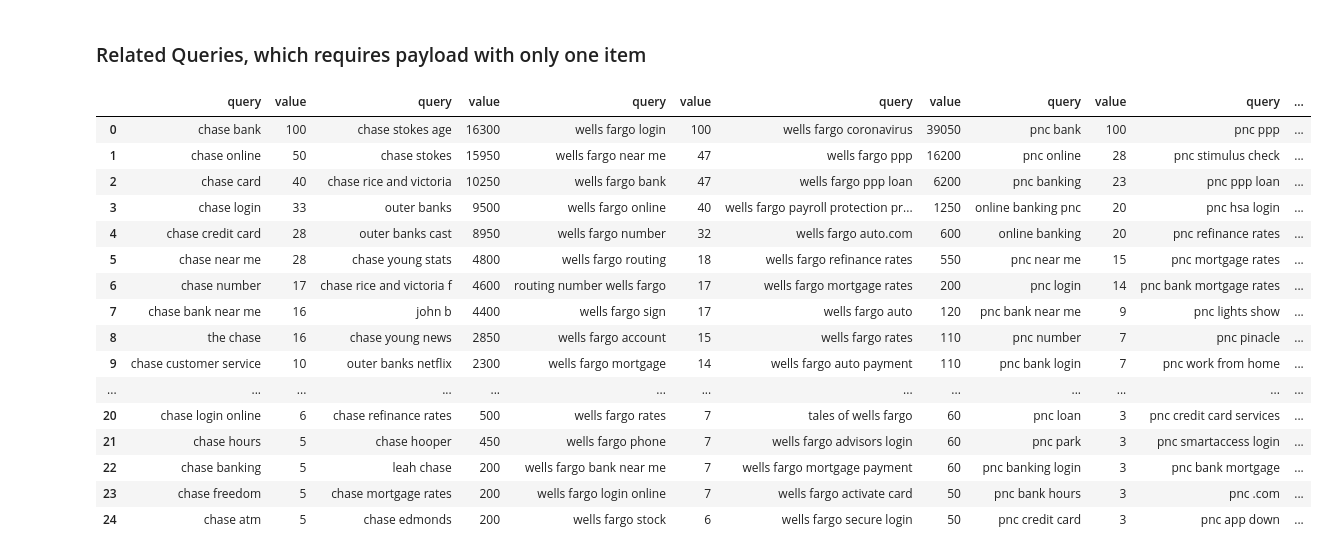
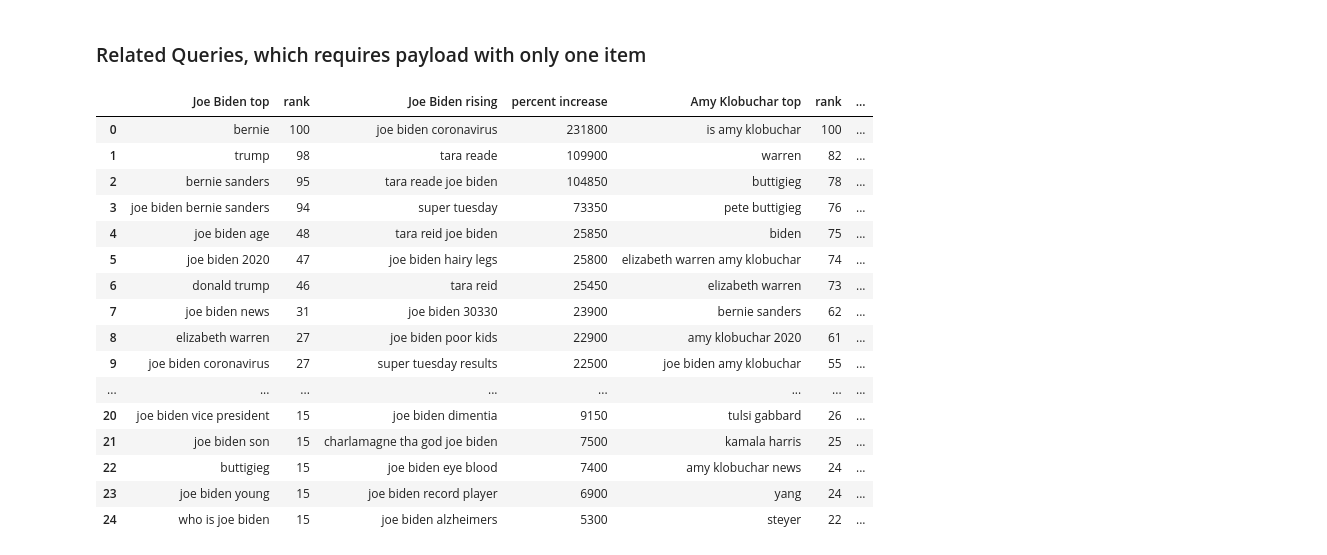
Before and after one commit to justin-meisner/google-trends, a Jupyter notebook: Justin - Trends.ipynb, the cells around one changed output. Cells and saved outputs as stored; diff of their text form; code cells hidden in the pictures.

```diff
--- a/Justin - Trends.ipynb
+++ b/Justin - Trends.ipynb
@@ -148,49 +148,57 @@ interest_by_region_df.plot(figsize=(100, 10), kind ='bar')
 # Related Queries, returns a dictionary of dataframes
 
 # For Top, values are calculated on a scale from 0 to 100,
 # where 100 is the location with the most popularity as a fraction of total
 # searches in that location, a value of 50 indicates a location which is half as popular.
 # A value of 0 indicates a location where there was not enough data for this term.
 
 # For Rising, the values are uncertain but may be interpreted as rounded searches for timeframe
 # related_query = []
 
 # related_query.append(input("Insert Search Query for Top Related and Rising Related Searches: "))
 
 i = 0
 related_list = []
+column_names = []
 frames_master = pd.DataFrame(related_list)
-
 pytrend.build_payload(kw_list = user_kw_list, timeframe = user_timeframe, geo=user_geo)
 
-    # Uses the keyword to find recent trending searches using certain keyword
+# Uses the keyword to find trending searches over preset time period
 related_queries_dict = pytrend.related_queries()
 for i in range(num_queries):
     #Top List maxes out at 100
     related_top = pd.DataFrame(related_queries_dict[user_kw_list[i]]['top'])
     #Rising List is a percentage increase in searches over preset time period
     related_rising = pd.DataFrame(related_queries_dict[user_kw_list[i]]['rising'])
 
+    # adding values to results list for top and rising results
     related_list.append(related_top)
     related_list.append(related_rising)
     frames_master = pd.concat(related_list, axis=1)
 
+    #Customizing column names for readability
+    column_names.append(user_kw_list[i] + ' top')
+    column_names.append('rank')
+    column_names.append(user_kw_list[i] + ' rising')
+    column_names.append('percent increase')
+
+frames_master.columns = column_names
 frames_master
 # %% [output]
-|  | query | value | query | value | query | value | query | value | query | value | query | ... |
-| 0 | chase bank | 100 | chase stokes age | 16300 | wells fargo login | 100 | wells fargo coronavirus | 39050 | pnc bank | 100 | pnc ppp | ... |
-| 1 | chase online | 50 | chase stokes | 15950 | wells fargo near me | 47 | wells fargo ppp | 16200 | pnc online | 28 | pnc stimulus check | ... |
-| 2 | chase card | 40 | chase rice and victoria | 10250 | wells fargo bank | 47 | wells fargo ppp loan | 6200 | pnc banking | 23 | pnc ppp loan | ... |
-| 3 | chase login | 33 | outer banks | 9500 | wells fargo online | 40 | wells fargo payroll protection pr... | 1250 | online banking pnc | 20 | pnc hsa login | ... |
-| 4 | chase credit card | 28 | outer banks cast | 8950 | wells fargo number | 32 | wells fargo auto.com | 600 | online banking | 20 | pnc refinance rates | ... |
-| 5 | chase near me | 28 | chase young stats | 4800 | wells fargo routing | 18 | wells fargo refinance rates | 550 | pnc near me | 15 | pnc mortgage rates | ... |
-| 6 | chase number | 17 | chase rice and victoria f | 4600 | routing number wells fargo | 17 | wells fargo mortgage rates | 200 | pnc login | 14 | pnc bank mortgage rates | ... |
-| 7 | chase bank near me | 16 | john b | 4400 | wells fargo sign | 17 | wells fargo auto | 120 | pnc bank near me | 9 | pnc lights show | ... |
-| 8 | the chase | 16 | chase young news | 2850 | wells fargo account | 15 | wells fargo rates | 110 | pnc number | 7 | pnc pinacle | ... |
-| 9 | chase customer service | 10 | outer banks netflix | 2300 | wells fargo mortgage | 14 | wells fargo auto payment | 110 | pnc bank login | 7 | pnc work from home | ... |
-| ... | ... | ... | ... | ... | ... | ... | ... | ... | ... | ... | ... | ... |
-| 20 | chase login online | 6 | chase refinance rates | 500 | wells fargo rates | 7 | tales of wells fargo | 60 | pnc loan | 3 | pnc credit card services | ... |
-| 21 | chase hours | 5 | chase hooper | 450 | wells fargo phone | 7 | wells fargo advisors login | 60 | pnc park | 3 | pnc smartaccess login | ... |
-| 22 | chase banking | 5 | leah chase | 200 | wells fargo bank near me | 7 | wells fargo mortgage payment | 60 | pnc banking login | 3 | pnc bank mortgage | ... |
-| 23 | chase freedom | 5 | chase mortgage rates | 200 | wells fargo login online | 7 | wells fargo activate card | 50 | pnc bank hours | 3 | pnc .com | ... |
-| 24 | chase atm | 5 | chase edmonds | 200 | wells fargo stock | 6 | wells fargo secure login | 50 | pnc credit card | 3 | pnc app down | ... |
+|  | Joe Biden top | rank | Joe Biden rising | percent increase | Amy Klobuchar top | rank | ... |
+| 0 | bernie | 100 | joe biden coronavirus | 231800 | is amy klobuchar | 100 | ... |
+| 1 | trump | 98 | tara reade | 109900 | warren | 82 | ... |
+| 2 | bernie sanders | 95 | tara reade joe biden | 104850 | buttigieg | 78 | ... |
+| 3 | joe biden bernie sanders | 94 | super tuesday | 73350 | pete buttigieg | 76 | ... |
+| 4 | joe biden age | 48 | tara reid joe biden | 25850 | biden | 75 | ... |
+| 5 | joe biden 2020 | 47 | joe biden hairy legs | 25800 | elizabeth warren amy klobuchar | 74 | ... |
+| 6 | donald trump | 46 | tara reid | 25450 | elizabeth warren | 73 | ... |
+| 7 | joe biden news | 31 | joe biden 30330 | 23900 | bernie sanders | 62 | ... |
+| 8 | elizabeth warren | 27 | joe biden poor kids | 22900 | amy klobuchar 2020 | 61 | ... |
+| 9 | joe biden coronavirus | 27 | super tuesday results | 22500 | joe biden amy klobuchar | 55 | ... |
+| ... | ... | ... | ... | ... | ... | ... | ... |
+| 20 | joe biden vice president | 15 | joe biden dimentia | 9150 | tulsi gabbard | 26 | ... |
+| 21 | joe biden son | 15 | charlamagne tha god joe biden | 7500 | kamala harris | 25 | ... |
+| 22 | buttigieg | 15 | joe biden eye blood | 7400 | amy klobuchar news | 24 | ... |
+| 23 | joe biden young | 15 | joe biden record player | 6900 | yang | 24 | ... |
+| 24 | who is joe biden | 15 | joe biden alzheimers | 5300 | steyer | 22 | ... |
```
Also changed, not shown: parts of 4 cells of this notebook.
